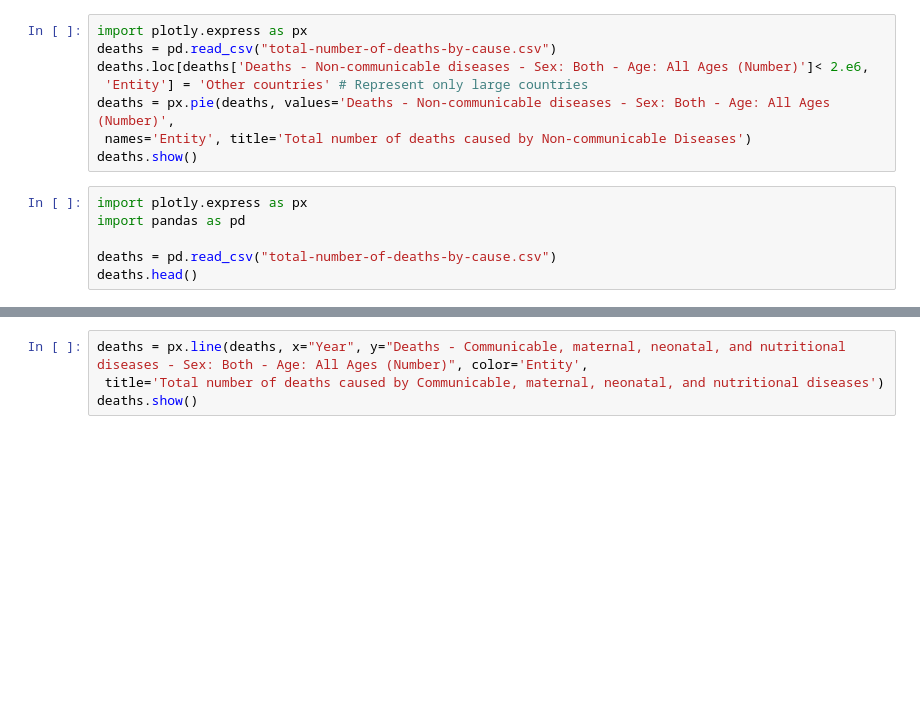
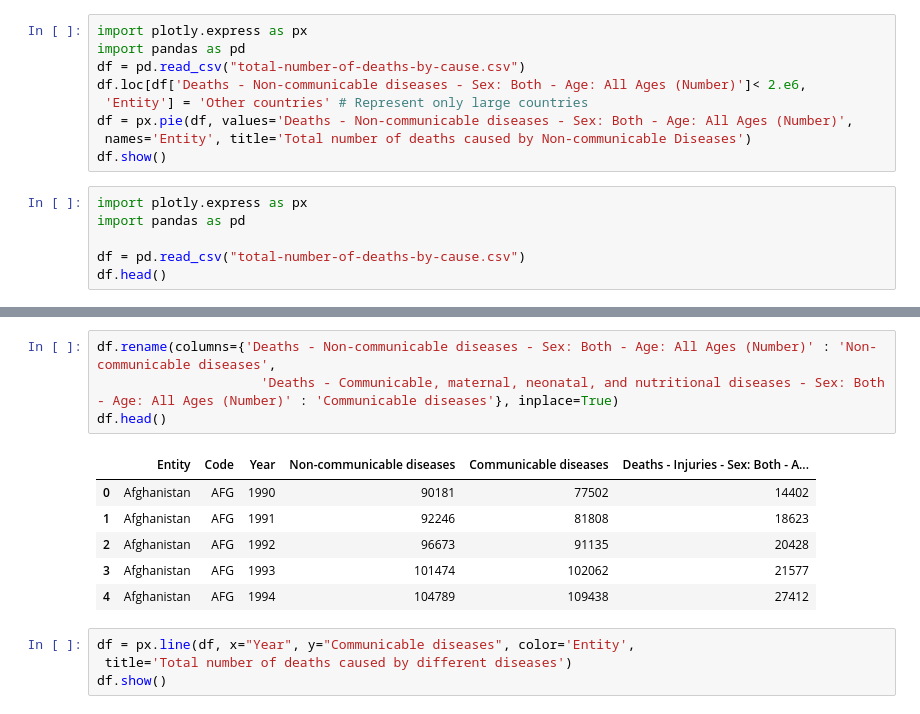
Before and after one commit to SoniaIlyas95/PracticePlots, a Jupyter notebook: death causes/causes'_of_death.ipynb, the cells around one changed output, grey strips where cells are left out. Saved outputs shown, nothing was run; the diff lists cells and outputs as text; blank space fills up the shorter version.

```diff
--- a/death causes/causes'_of_death.ipynb
+++ b/death causes/causes'_of_death.ipynb
@@ -1,17 +1,18 @@
 # %%
 import plotly.express as px
-deaths = pd.read_csv("total-number-of-deaths-by-cause.csv")
-deaths.loc[deaths['Deaths - Non-communicable diseases - Sex: Both - Age: All Ages (Number)']< 2.e6,
+import pandas as pd
+df = pd.read_csv("total-number-of-deaths-by-cause.csv")
+df.loc[df['Deaths - Non-communicable diseases - Sex: Both - Age: All Ages (Number)']< 2.e6,
  'Entity'] = 'Other countries' # Represent only large countries
-deaths = px.pie(deaths, values='Deaths - Non-communicable diseases - Sex: Both - Age: All Ages (Number)',
+df = px.pie(df, values='Deaths - Non-communicable diseases - Sex: Both - Age: All Ages (Number)',
  names='Entity', title='Total number of deaths caused by Non-communicable Diseases')
-deaths.show()
+df.show()
 # %%
 import plotly.express as px
 import pandas as pd
 
-deaths = pd.read_csv("total-number-of-deaths-by-cause.csv")
-deaths.head()
+df = pd.read_csv("total-number-of-deaths-by-cause.csv")
+df.head()
 # %% [output]
 |  | Entity | Code | Year | Deaths - Non-communicable disease... | Deaths - Communicable, maternal, ... | Deaths - Injuries - Sex: Both - A... |
 | 0 | Afghanistan | AFG | 1990 | 90181 | 77502 | 14402 |
@@ -19,7 +20,18 @@ deaths.head()
 | 2 | Afghanistan | AFG | 1992 | 96673 | 91135 | 20428 |
 | 3 | Afghanistan | AFG | 1993 | 101474 | 102062 | 21577 |
 | 4 | Afghanistan | AFG | 1994 | 104789 | 109438 | 27412 |
+# %%
+df.rename(columns={'Deaths - Non-communicable diseases - Sex: Both - Age: All Ages (Number)' : 'Non-communicable diseases',
+                     'Deaths - Communicable, maternal, neonatal, and nutritional diseases - Sex: Both - Age: All Ages (Number)' : 'Communicable diseases'}, inplace=True)
+df.head()
+# %% [output]
+|  | Entity | Code | Year | Non-communicable diseases | Communicable diseases | Deaths - Injuries - Sex: Both - A... |
+| 0 | Afghanistan | AFG | 1990 | 90181 | 77502 | 14402 |
+| 1 | Afghanistan | AFG | 1991 | 92246 | 81808 | 18623 |
+| 2 | Afghanistan | AFG | 1992 | 96673 | 91135 | 20428 |
+| 3 | Afghanistan | AFG | 1993 | 101474 | 102062 | 21577 |
+| 4 | Afghanistan | AFG | 1994 | 104789 | 109438 | 27412 |
 # %%
-deaths = px.line(deaths, x="Year", y="Deaths - Communicable, maternal, neonatal, and nutritional diseases - Sex: Both - Age: All Ages (Number)", color='Entity',
- title='Total number of deaths caused by Communicable, maternal, neonatal, and nutritional diseases')
-deaths.show()
+df = px.line(df, x="Year", y="Communicable diseases", color='Entity',
+ title='Total number of deaths caused by different diseases')
+df.show()
```
